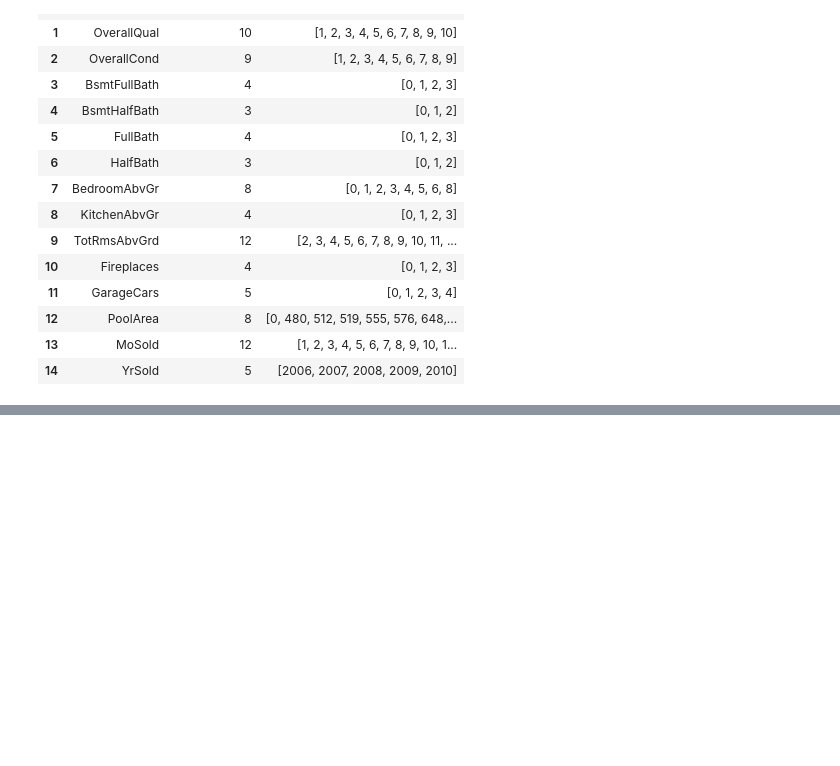
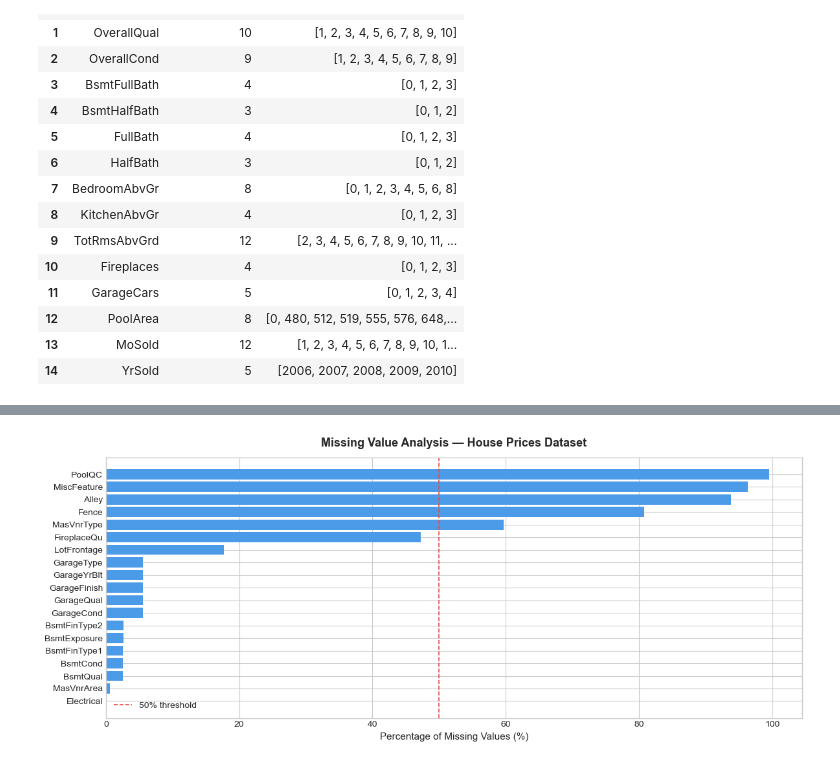
Before and after one commit to proshanta-pal/Core-Machine-Learning-, a Jupyter notebook: EDA/notebooks/01_eda.ipynb, the cells around one changed output, grey strips where cells are left out. Saved outputs shown, nothing was run; the diff lists cells and outputs as text; code cells hidden in the pictures; blank space fills up the shorter version.

Commit message:
Missing Data Analysis step-by-step

```diff
--- a/EDA/notebooks/01_eda.ipynb
+++ b/EDA/notebooks/01_eda.ipynb
@@ -109,3 +109,15 @@ suspicious_df
 | 12 | PoolArea | 8 | [0, 480, 512, 519, 555, 576, 648,... |
 | 13 | MoSold | 12 | [1, 2, 3, 4, 5, 6, 7, 8, 9, 10, 1... |
 | 14 | YrSold | 5 | [2006, 2007, 2008, 2009, 2010] |
+# %%
+# 2. Is any data missing?
+missing_count = df.isnull().sum()
+missing_count = missing_count[missing_count > 0] # Keep only columns that actually have missing values
+missing_pct = (missing_count / len(df) * 100).round(2) # Calculate what percentage of rows are missing
+
+missing_df = pd.DataFrame({
+    'missing_count': missing_count,
+    'missing_percent': missing_pct
+})
+missing_df = missing_df.sort_values('missing_percent', ascending=False)
+missing_df
@@ -111,0 +142,23 @@ suspicious_df
+# %%
+# 2.1 Visualizing the Missing Data
+fig, ax = plt.subplots(figsize=(12, 5))
+
+ax.barh(
+    y = missing_df.index,
+    width = missing_df['missing_percent'],
+    color = '#4C9BE8'
+)
+
+# Columns above 50% missing are usually candidates for dropping
+ax.axvline(x=50, color='#E24B4A', linestyle='--', linewidth=1.2, label='50% threshold')
+ax.set_xlabel('Percentage of Missing Values (%)', fontsize=11)
+ax.set_title('Missing Value Analysis — House Prices Dataset', fontsize=13, fontweight='bold', pad=12)
+ax.legend(fontsize=10)
+ax.invert_yaxis()
+plt.tight_layout()
+
+# Save it to our reports
+plt.savefig('../reports/figures/01_missing_values.png')
+plt.show()
+# %% [output]
+[figure, added]
```
Also changed, not shown: parts of 2 cells of this notebook, 2 other files.
